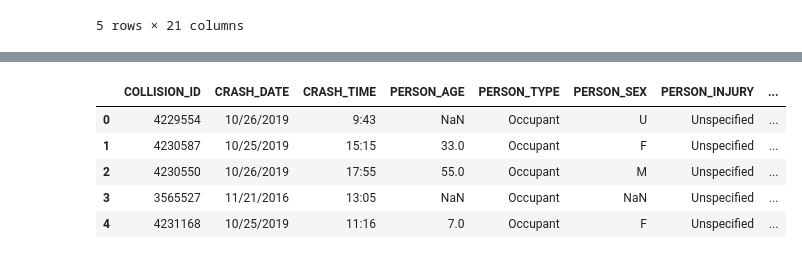
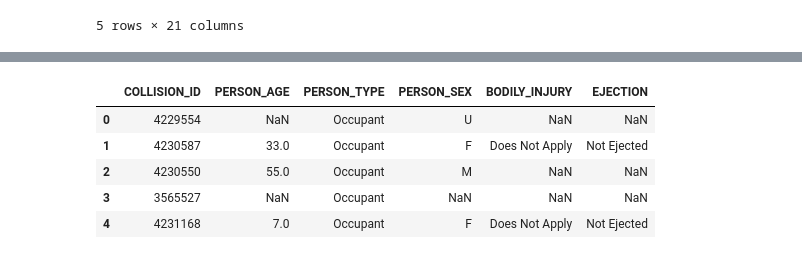
Before and after one commit to RasheedMartin/Nyc-Vehicle-Collisions, a Jupyter notebook: src/cleaning_data.ipynb, the cells around one changed output, grey strips where cells are left out. Saved outputs shown, nothing was run; the diff lists cells and outputs as text; code cells hidden in the pictures.

```diff
--- a/src/cleaning_data.ipynb
+++ b/src/cleaning_data.ipynb
@@ -269,13 +295,14 @@ PERSON_SEX                613524
 dtype: int64
 # %%
 # Subsetting Data to focus on relevant columns
-person_detail_df = person_data[['COLLISION_ID', 'CRASH_DATE', 'CRASH_TIME', 'PERSON_AGE', 'PERSON_TYPE', 'PERSON_SEX', 'PERSON_INJURY', 'EMOTIONAL_STATUS', 'BODILY_INJURY']]
+
+person_detail_df = person_data[['COLLISION_ID', 'PERSON_AGE', 'PERSON_TYPE', 'PERSON_SEX', 'BODILY_INJURY', 'EJECTION']]
 
 person_detail_df.head()
 # %% [output]
-|  | COLLISION_ID | CRASH_DATE | CRASH_TIME | PERSON_AGE | PERSON_TYPE | PERSON_SEX | PERSON_INJURY | ... |
-| 0 | 4229554 | 10/26/2019 | 9:43 | NaN | Occupant | U | Unspecified | ... |
-| 1 | 4230587 | 10/25/2019 | 15:15 | 33.0 | Occupant | F | Unspecified | ... |
-| 2 | 4230550 | 10/26/2019 | 17:55 | 55.0 | Occupant | M | Unspecified | ... |
-| 3 | 3565527 | 11/21/2016 | 13:05 | NaN | Occupant | NaN | Unspecified | ... |
-| 4 | 4231168 | 10/25/2019 | 11:16 | 7.0 | Occupant | F | Unspecified | ... |
+|  | COLLISION_ID | PERSON_AGE | PERSON_TYPE | PERSON_SEX | BODILY_INJURY | EJECTION |
+| 0 | 4229554 | NaN | Occupant | U | NaN | NaN |
+| 1 | 4230587 | 33.0 | Occupant | F | Does Not Apply | Not Ejected |
+| 2 | 4230550 | 55.0 | Occupant | M | NaN | NaN |
+| 3 | 3565527 | NaN | Occupant | NaN | NaN | NaN |
+| 4 | 4231168 | 7.0 | Occupant | F | Does Not Apply | Not Ejected |
```
Also changed, not shown: parts of 23 cells of this notebook, 16 other files.
